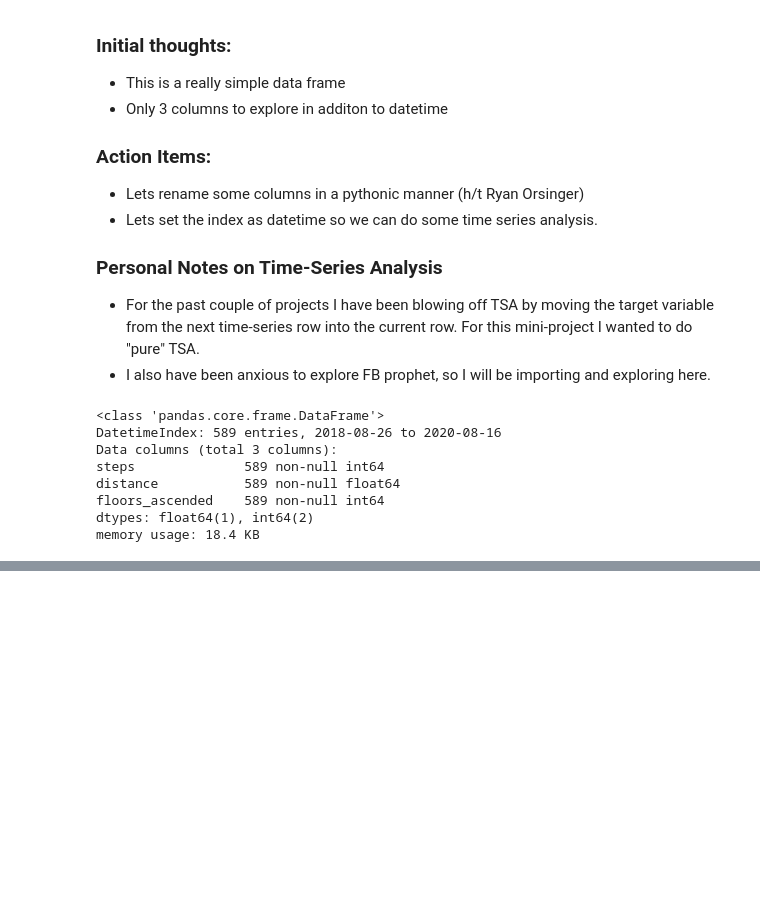
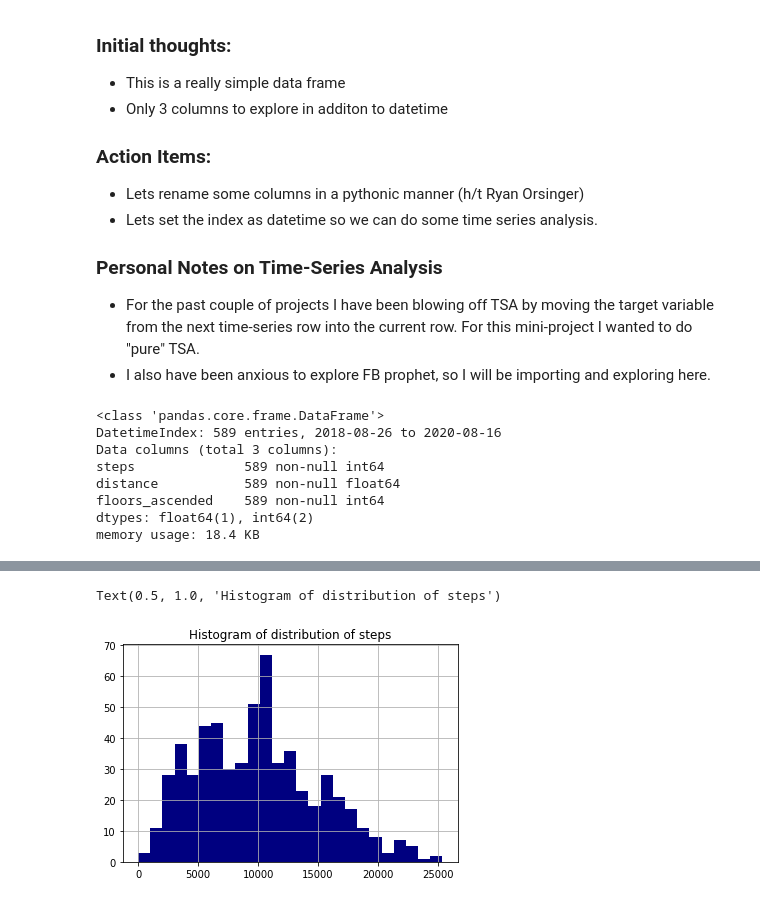
Before and after one commit to noahmelngailis/time_series_steps_project, a Jupyter notebook: time_sereis.ipynb, the cells around one changed output, grey strips where cells are left out. Drawn from its saved outputs; the diff is of its cells as text; code cells hidden in the pictures; blank space fills up the shorter version.

```diff
--- a/time_sereis.ipynb
+++ b/time_sereis.ipynb
@@ -73,0 +147,6 @@ memory usage: 18.4 KB
+# %%
+df.steps.hist(bins=25, color='navy')
+plt.title('Histogram of distribution of steps')
+# %% [output]
+Text(0.5, 1.0, 'Histogram of distribution of steps')
+[figure, added]
```
Also changed, not shown: parts of 15 cells of this notebook.
